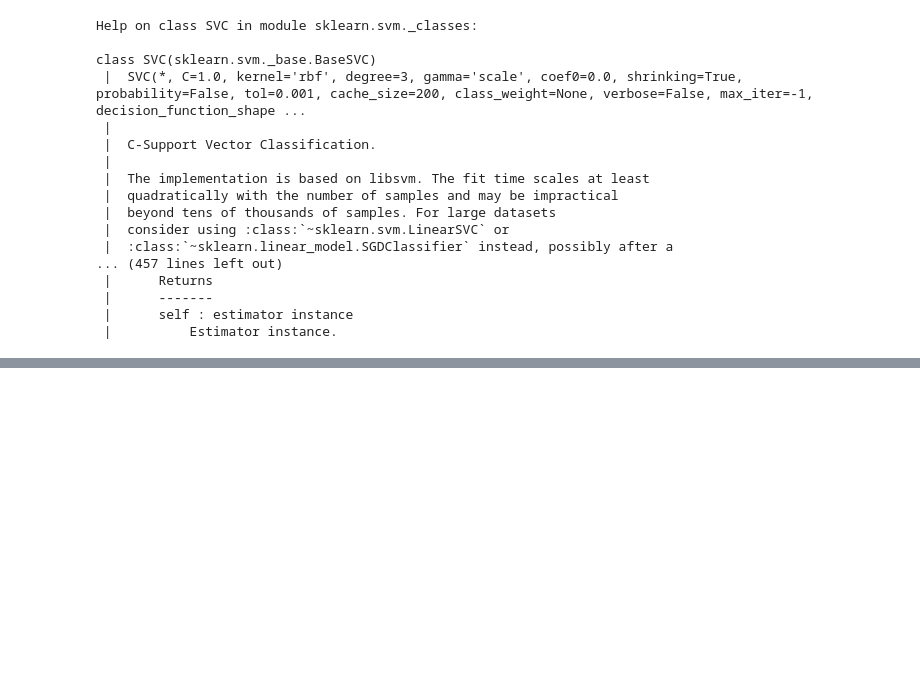
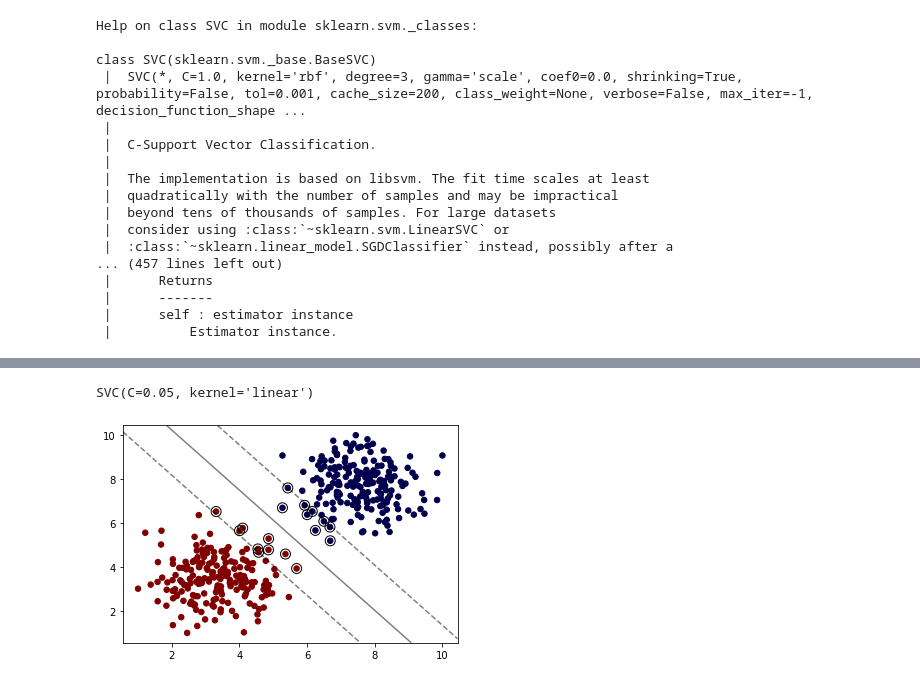
Before and after one commit to YomiDavid/ML_Live-_Class, a Jupyter notebook: SVM.ipynb, the cells around one changed output, grey strips where cells are left out. Saved outputs shown, nothing was run; the diff lists cells and outputs as text; code cells hidden in the pictures; blank space fills up the shorter version.

```diff
--- a/SVM.ipynb
+++ b/SVM.ipynb
@@ -57,0 +117,11 @@ class SVC(sklearn.svm._base.BaseSVC)
+# %%
+#exploring hlyper parameters in SVM
+
+Svm_Model = SVC(kernel='linear', C=0.05)
+Svm_Model.fit(X,y)
+# %% [output]
+SVC(C=0.05, kernel='linear')
+# %%
+plot_svm_boundary(Svm_Model,X,y)
+# %% [output]
+[figure, added]
```
Also changed, not shown: parts of 17 cells of this notebook, 3 other files.
